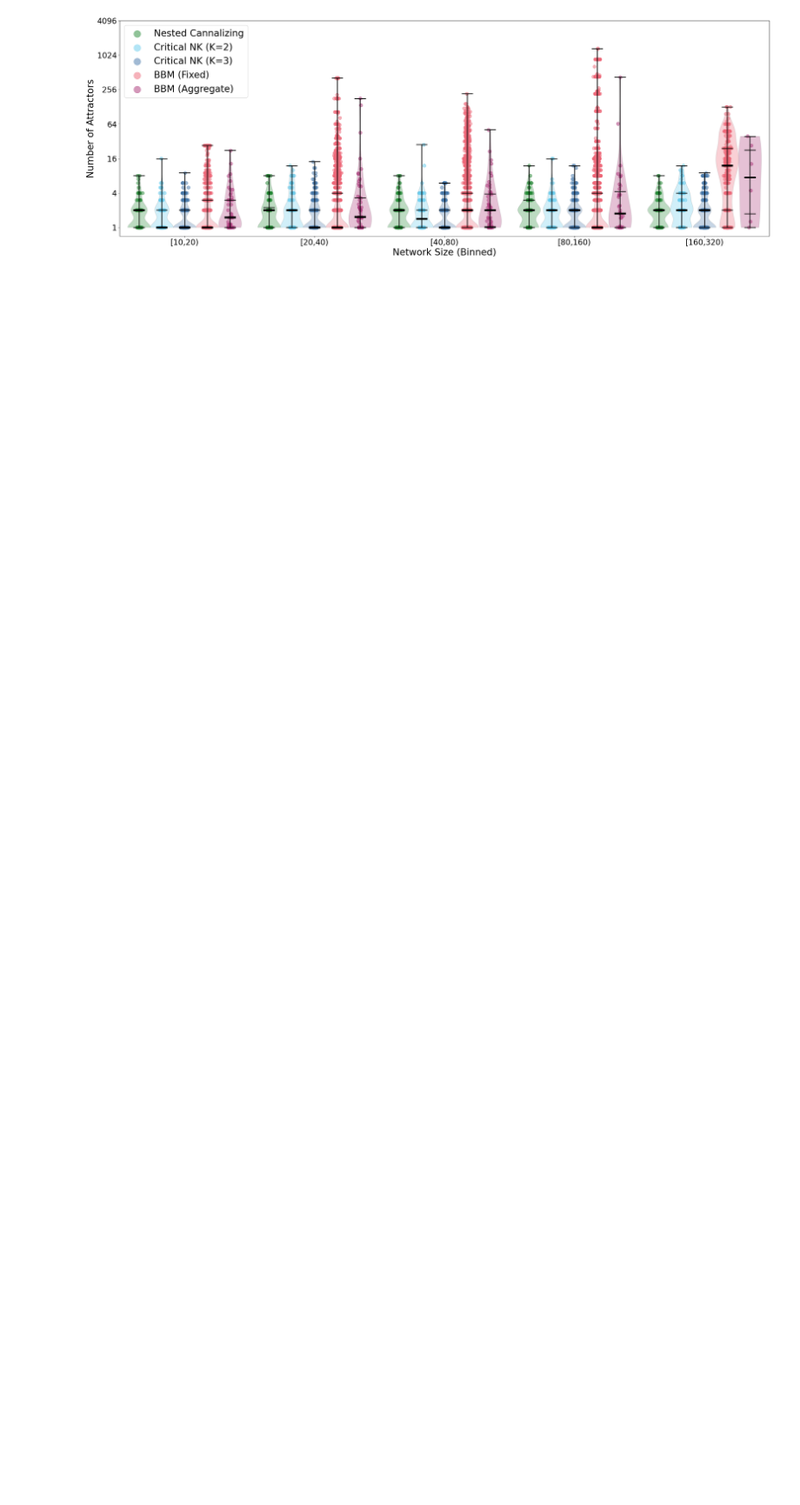
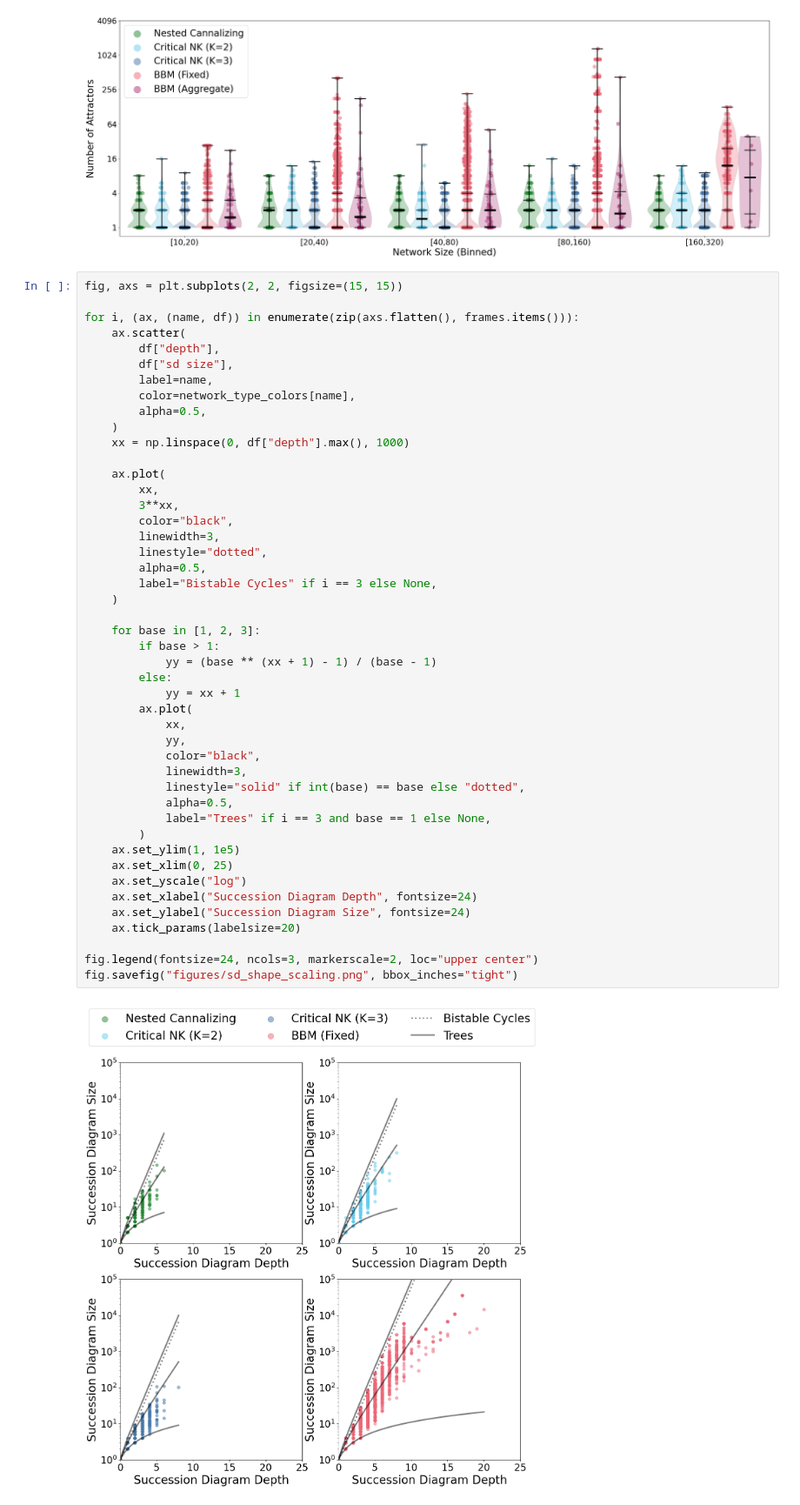
Before and after one commit to jcrozum/balm-analysis, a Jupyter notebook: analysis/new_figures.ipynb, the cells around one changed output. Shown at 87% size. Saved outputs shown, nothing was run; the diff lists cells and outputs as text; blank space fills up the shorter version.

Commit message:
new attractor scaling plots

```diff
--- a/analysis/new_figures.ipynb
+++ b/analysis/new_figures.ipynb
@@ -224,3 +224,51 @@ ax.tick_params(labelsize=20)
 fig.savefig("figures/attractor_scale.png", bbox_inches="tight")
 # %% [output]
 [figure]
+# %%
+fig, axs = plt.subplots(2, 2, figsize=(15, 15))
+
+for i, (ax, (name, df)) in enumerate(zip(axs.flatten(), frames.items())):
+    ax.scatter(
+        df["depth"],
+        df["sd size"],
+        label=name,
+        color=network_type_colors[name],
+        alpha=0.5,
+    )
+    xx = np.linspace(0, df["depth"].max(), 1000)
+
+    ax.plot(
+        xx,
+        3**xx,
+        color="black",
+        linewidth=3,
+        linestyle="dotted",
+        alpha=0.5,
+        label="Bistable Cycles" if i == 3 else None,
+    )
+
+    for base in [1, 2, 3]:
+        if base > 1:
+            yy = (base ** (xx + 1) - 1) / (base - 1)
+        else:
+            yy = xx + 1
+        ax.plot(
+            xx,
+            yy,
+            color="black",
+            linewidth=3,
+            linestyle="solid" if int(base) == base else "dotted",
+            alpha=0.5,
+            label="Trees" if i == 3 and base == 1 else None,
+        )
+    ax.set_ylim(1, 1e5)
+    ax.set_xlim(0, 25)
+    ax.set_yscale("log")
+    ax.set_xlabel("Succession Diagram Depth", fontsize=24)
+    ax.set_ylabel("Succession Diagram Size", fontsize=24)
+    ax.tick_params(labelsize=20)
+
+fig.legend(fontsize=24, ncols=3, markerscale=2, loc="upper center")
+fig.savefig("figures/sd_shape_scaling.png", bbox_inches="tight")
+# %% [output]
+[figure, added]
```
Also changed, not shown: parts of 1 cell of this notebook, 2 other files.
